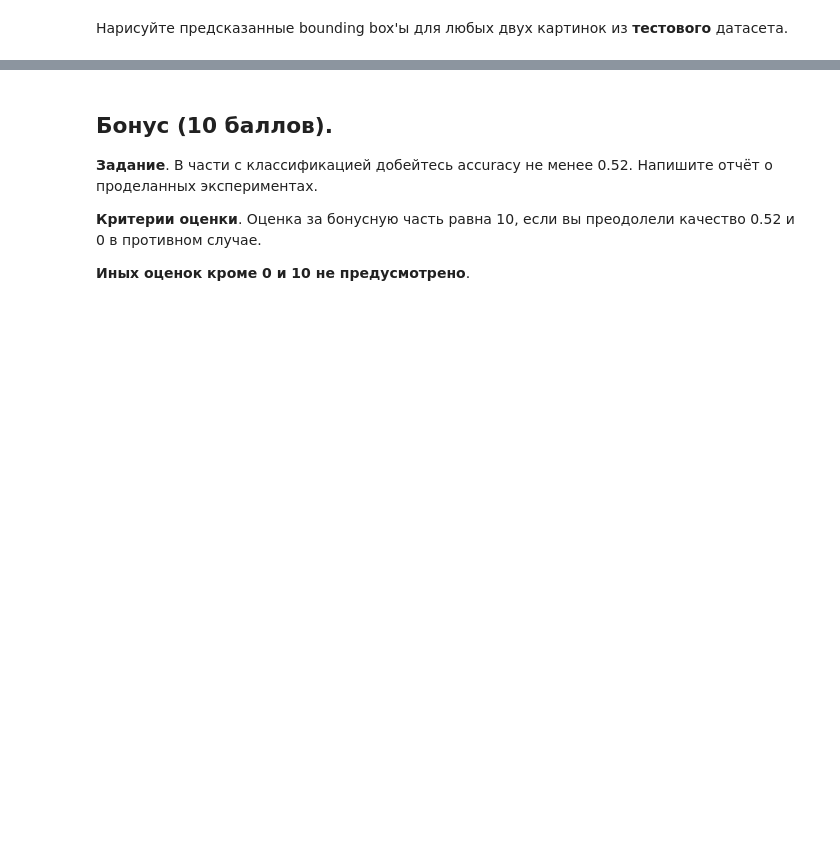
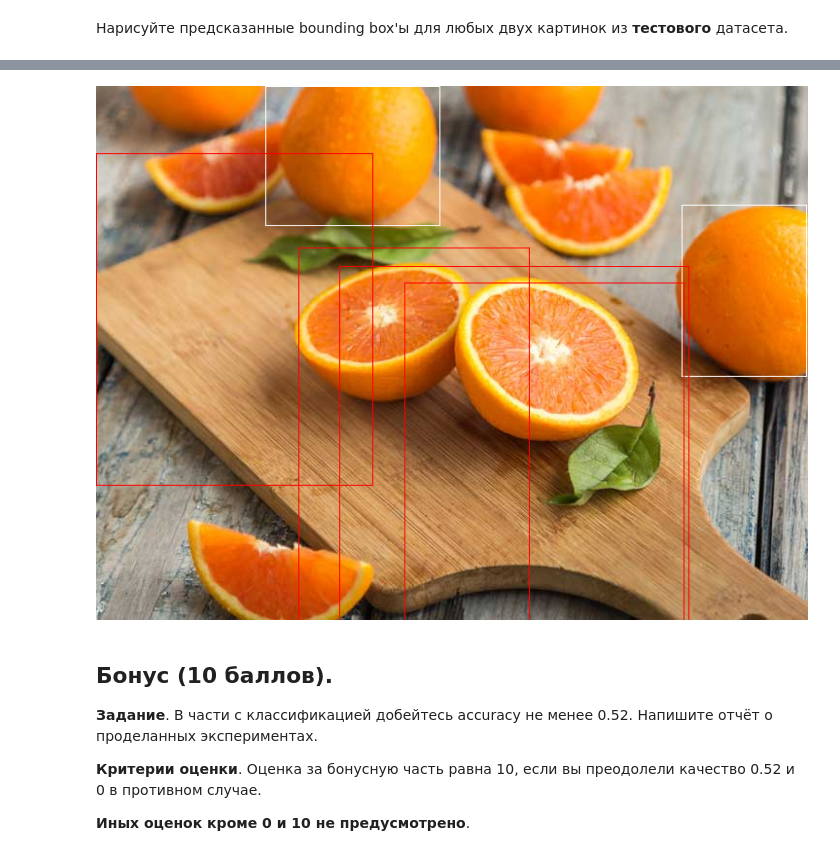
Before and after one commit to aromana33/hw2_dl_2020, a Jupyter notebook: hw2.ipynb, the cells around one changed output, grey strips where cells are left out. Cells and saved outputs as stored; diff of their text form; code cells hidden in the pictures; blank space fills up the shorter version.

```diff
--- a/hw2.ipynb
+++ b/hw2.ipynb
@@ -682,3 +700,18 @@ image
+# %%
+image2 = val_dataset[50][0] # вытаскиваем (вторую) картинку из тестового датасета с боксами
+labels2 = val_dataset[50][1]
+pred2 = model(image2.unsqueeze(0).to(device))[0]
+# %%
+image2 = torchvision.transforms.ToPILImage()(image2) # рисуем по красоте
+draw = ImageDraw.Draw(image2)
+for box in labels2['boxes']:
+    draw.rectangle([(box[0], box[1]), (box[2], box[3])])
+
+for box in pred['boxes']:
+    draw.rectangle([(box[0], box[1]), (box[2], box[3])], outline='red')
+image2
+# %% [output]
+[figure, added]
 # %% [markdown]
 ## Бонус (10 баллов).
 
```
Also changed, not shown: parts of 16 cells of this notebook.
